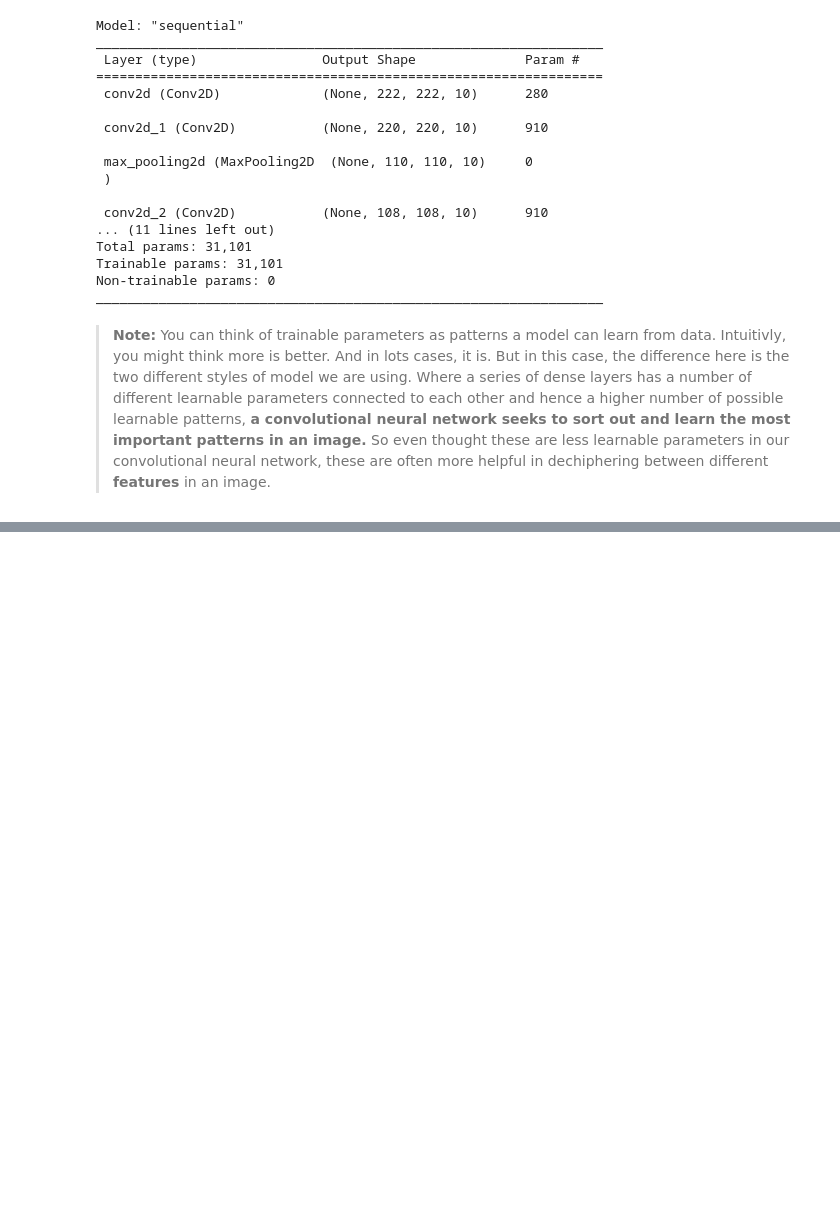
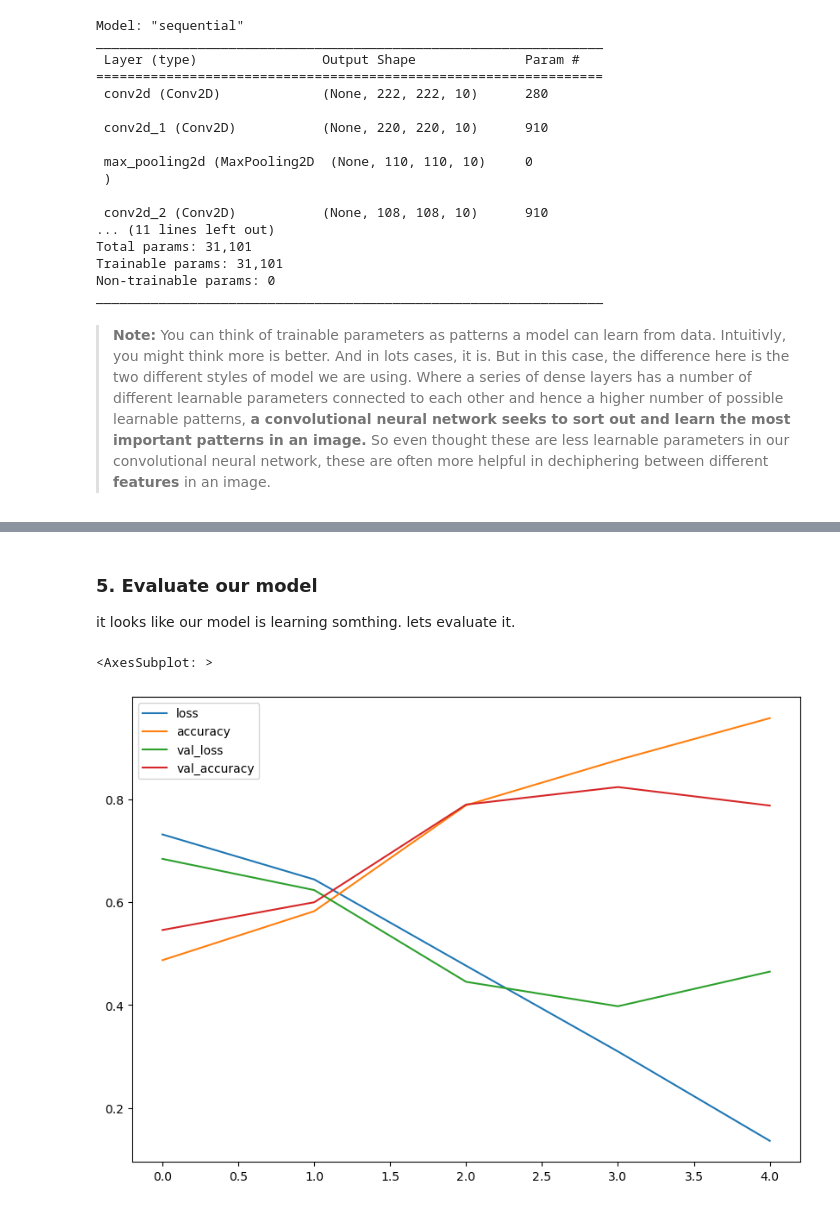
Before and after one commit to bmmukhridin/TensorFlow-Course, a Jupyter notebook: computer_vision.ipynb, the cells around one changed output, grey strips where cells are left out. Cells and saved outputs as stored; diff of their text form; code cells hidden in the pictures; blank space fills up the shorter version.

```diff
--- a/computer_vision.ipynb
+++ b/computer_vision.ipynb
@@ -254,0 +298,11 @@ _________________________________________________________________
+# %%
+# Load images data from folder and turn them into batches
+train_data = train_datagen.flow_from_directory(directory=train_dir,
+                                               target_size=(224,224),
+                                               class_mode='binary',
+                                               batch_size=32)
+
+test_data = test_datagen.flow_from_directory(directory=test_dir,
+                                               target_size=(224,224),
+                                               class_mode='binary',
+                                               batch_size=32)
@@ -254,0 +363,15 @@ _________________________________________________________________
+# %%
+# Create the model (this weill be our baseline, a layer CNN)
+
+model_4 = Sequential([
+    Conv2D(filters=10,
+           kernel_size=3,
+           strides=1,
+           padding='valid',
+           activation='relu',
+           input_shape=(224,224,3)),
+    Conv2D(10,3, activation='relu'),
+    Conv2D(10,3, activation='relu'),
+    Flatten(),
+    Dense(1, activation='sigmoid') # out layer (working with binary classification so only 1 output neuron)
+])
@@ -254,0 +400,5 @@ _________________________________________________________________
+# %%
+# Compile the model
+model_4.compile(loss="binary_crossentropy",
+                optimizer="adam",
+                metrics=['accuracy'])
@@ -254,0 +412,7 @@ _________________________________________________________________
+# %%
+#  fit the model
+history_4 = model_4.fit(train_data,
+                        epochs=5,
+                        steps_per_epoch=len(train_data),
+                        validation_data=test_data,
+                        validation_steps=len(test_data))
@@ -254,0 +430,11 @@ _________________________________________________________________
+# %% [markdown]
+### 5. Evaluate our model
+
+it looks like our model is learning somthing. lets evaluate it.
+# %%
+import pandas as pd
+
+pd.DataFrame(history_4.history).plot(figsize=(10,7))
+# %% [output]
+<AxesSubplot: >
+[figure, added]
```
Also changed, not shown: parts of 35 cells of this notebook.
